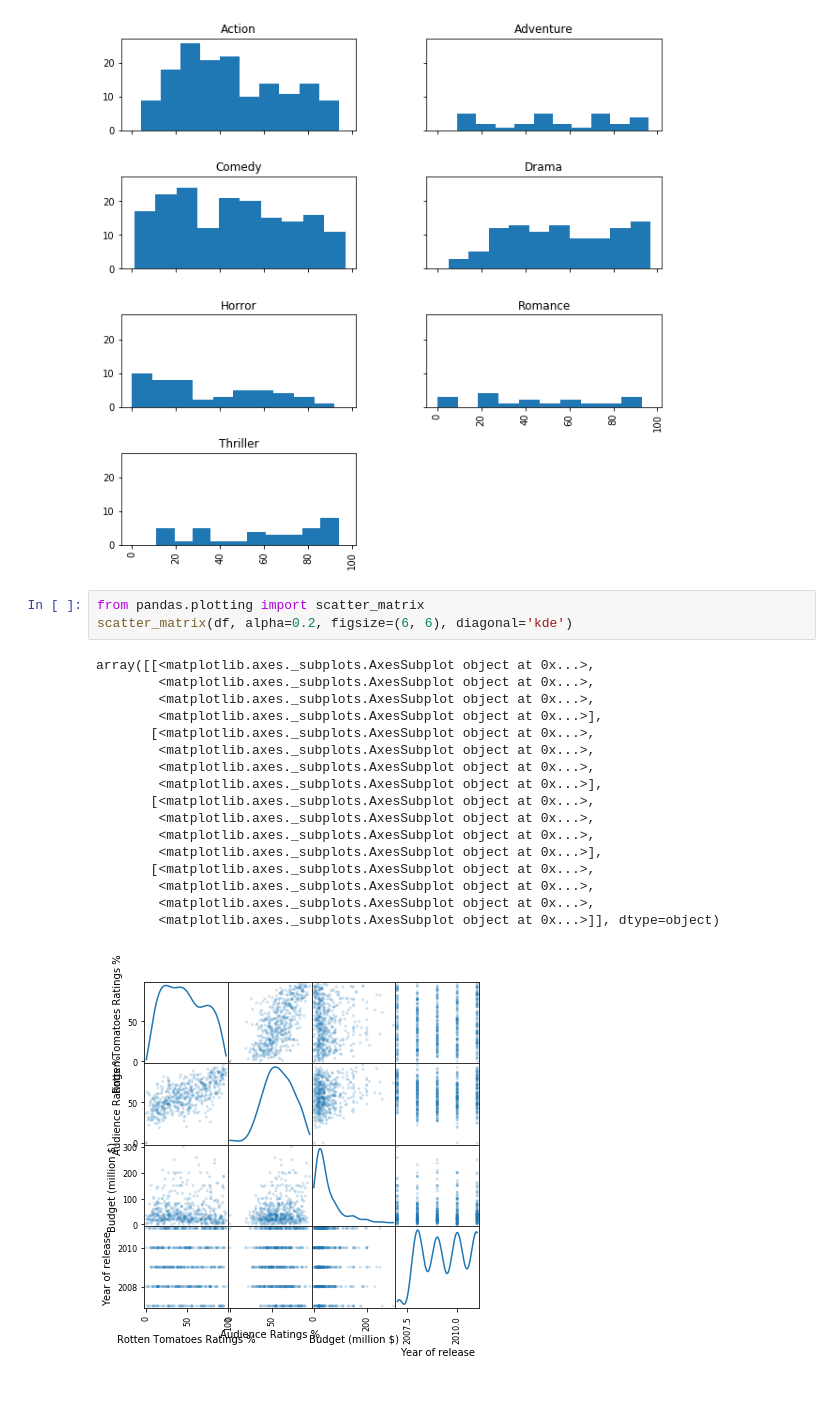
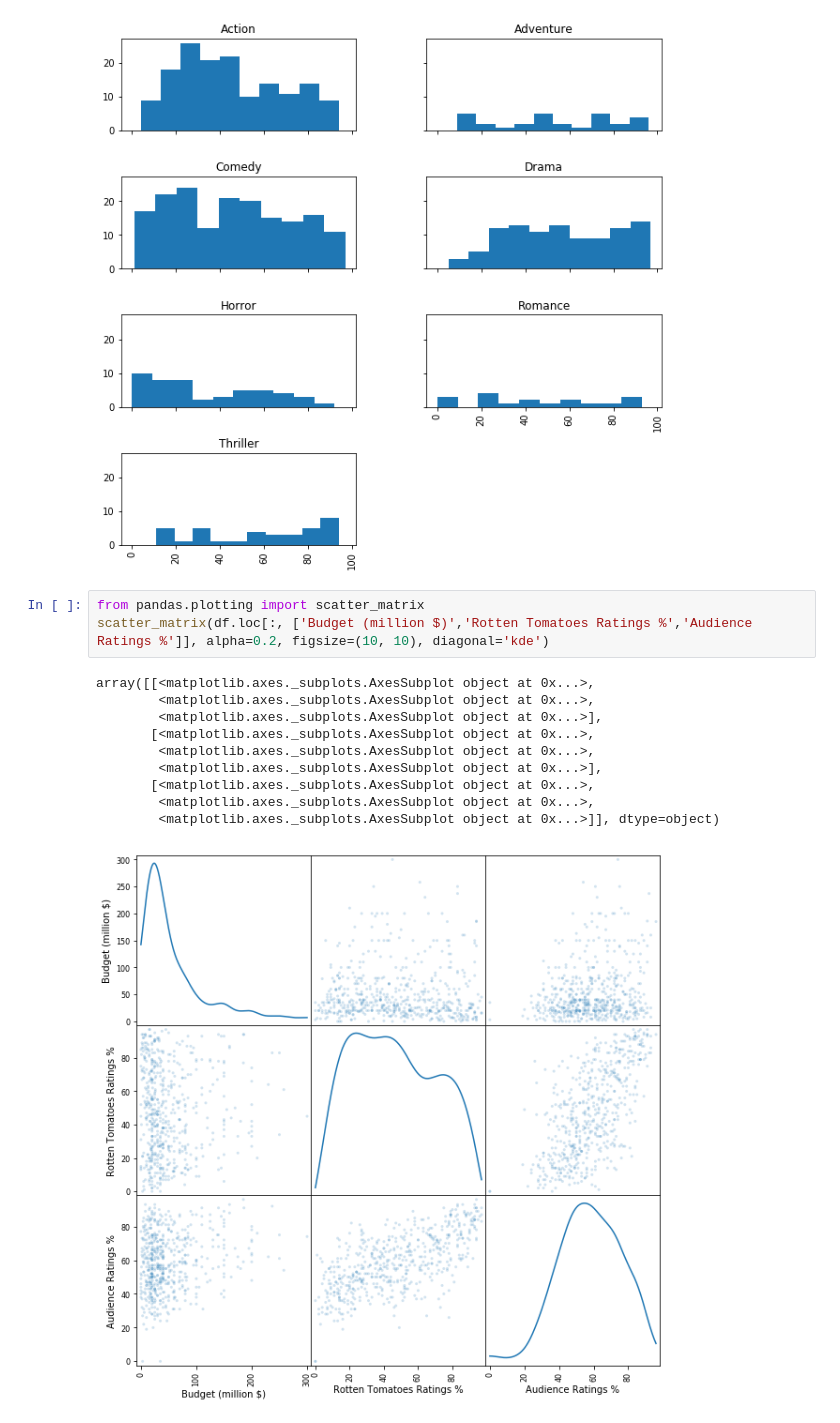
Before and after one commit to bogard75/untitled, a Jupyter notebook: Untitled.ipynb, the cells around one changed output. Drawn from its saved outputs; the diff is of its cells as text; blank space fills up the shorter version.

Commit message:
Rotten Tomato 랭크 vs 사용자 Rank Scattered plot 비교

```diff
--- a/Untitled.ipynb
+++ b/Untitled.ipynb
@@ -58,22 +58,15 @@ array([[<matplotlib.axes._subplots.AxesSubplot object at 0x...>,
 [figure]
 # %%
 from pandas.plotting import scatter_matrix
-scatter_matrix(df, alpha=0.2, figsize=(6, 6), diagonal='kde')
+scatter_matrix(df.loc[:, ['Budget (million $)','Rotten Tomatoes Ratings %','Audience Ratings %']], alpha=0.2, figsize=(10, 10), diagonal='kde')
 # %% [output]
 array([[<matplotlib.axes._subplots.AxesSubplot object at 0x...>,
-        <matplotlib.axes._subplots.AxesSubplot object at 0x...>,
         <matplotlib.axes._subplots.AxesSubplot object at 0x...>,
         <matplotlib.axes._subplots.AxesSubplot object at 0x...>],
        [<matplotlib.axes._subplots.AxesSubplot object at 0x...>,
         <matplotlib.axes._subplots.AxesSubplot object at 0x...>,
-        <matplotlib.axes._subplots.AxesSubplot object at 0x...>,
         <matplotlib.axes._subplots.AxesSubplot object at 0x...>],
        [<matplotlib.axes._subplots.AxesSubplot object at 0x...>,
         <matplotlib.axes._subplots.AxesSubplot object at 0x...>,
-        <matplotlib.axes._subplots.AxesSubplot object at 0x...>,
-        <matplotlib.axes._subplots.AxesSubplot object at 0x...>],
-       [<matplotlib.axes._subplots.AxesSubplot object at 0x...>,
-        <matplotlib.axes._subplots.AxesSubplot object at 0x...>,
-        <matplotlib.axes._subplots.AxesSubplot object at 0x...>,
         <matplotlib.axes._subplots.AxesSubplot object at 0x...>]], dtype=object)
-[figure, old version]
+[figure, new version]
```
